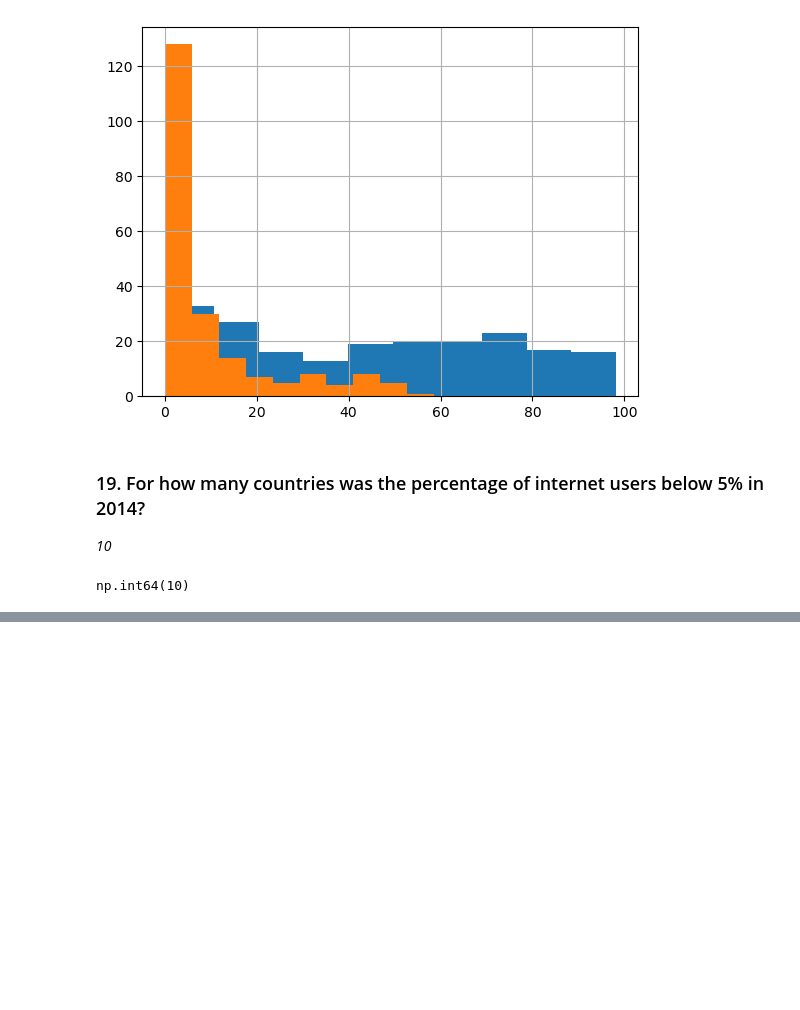
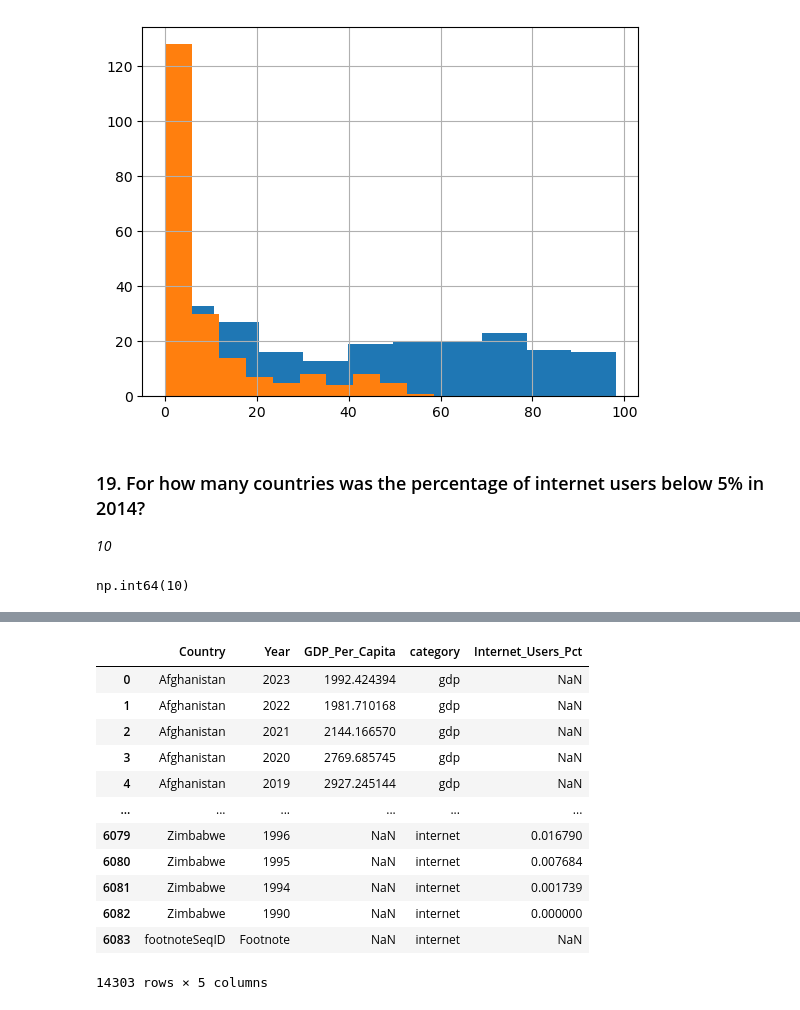
Before and after one commit to NewForce-Cohort-11-Data/gdp-and-internet-usage-kjaques, a Jupyter notebook: notebooks/un_gdp_and_internet_use_project.ipynb, the cells around one changed output, grey strips where cells are left out. Saved outputs shown, nothing was run; the diff lists cells and outputs as text; code cells hidden in the pictures; blank space fills up the shorter version.

```diff
--- a/notebooks/un_gdp_and_internet_use_project.ipynb
+++ b/notebooks/un_gdp_and_internet_use_project.ipynb
@@ -387,0 +392,21 @@ np.int64(10)
+# %%
+gdp_df['category'] = 'gdp'
+internet_df['category'] = 'internet'
+# %%
+gdp_and_internet_use = pd.concat([gdp_df, internet_df])
+# %%
+gdp_and_internet_use
+# %% [output]
+|  | Country | Year | GDP_Per_Capita | category | Internet_Users_Pct |
+| 0 | Afghanistan | 2023 | 1992.424394 | gdp | NaN |
+| 1 | Afghanistan | 2022 | 1981.710168 | gdp | NaN |
+| 2 | Afghanistan | 2021 | 2144.166570 | gdp | NaN |
+| 3 | Afghanistan | 2020 | 2769.685745 | gdp | NaN |
+| 4 | Afghanistan | 2019 | 2927.245144 | gdp | NaN |
+| ... | ... | ... | ... | ... | ... |
+| 6079 | Zimbabwe | 1996 | NaN | internet | 0.016790 |
+| 6080 | Zimbabwe | 1995 | NaN | internet | 0.007684 |
+| 6081 | Zimbabwe | 1994 | NaN | internet | 0.001739 |
+| 6082 | Zimbabwe | 1990 | NaN | internet | 0.000000 |
+| 6083 | footnoteSeqID | Footnote | NaN | internet | NaN |
+14303 rows × 5 columns
```
Also changed, not shown: parts of 13 cells of this notebook.
